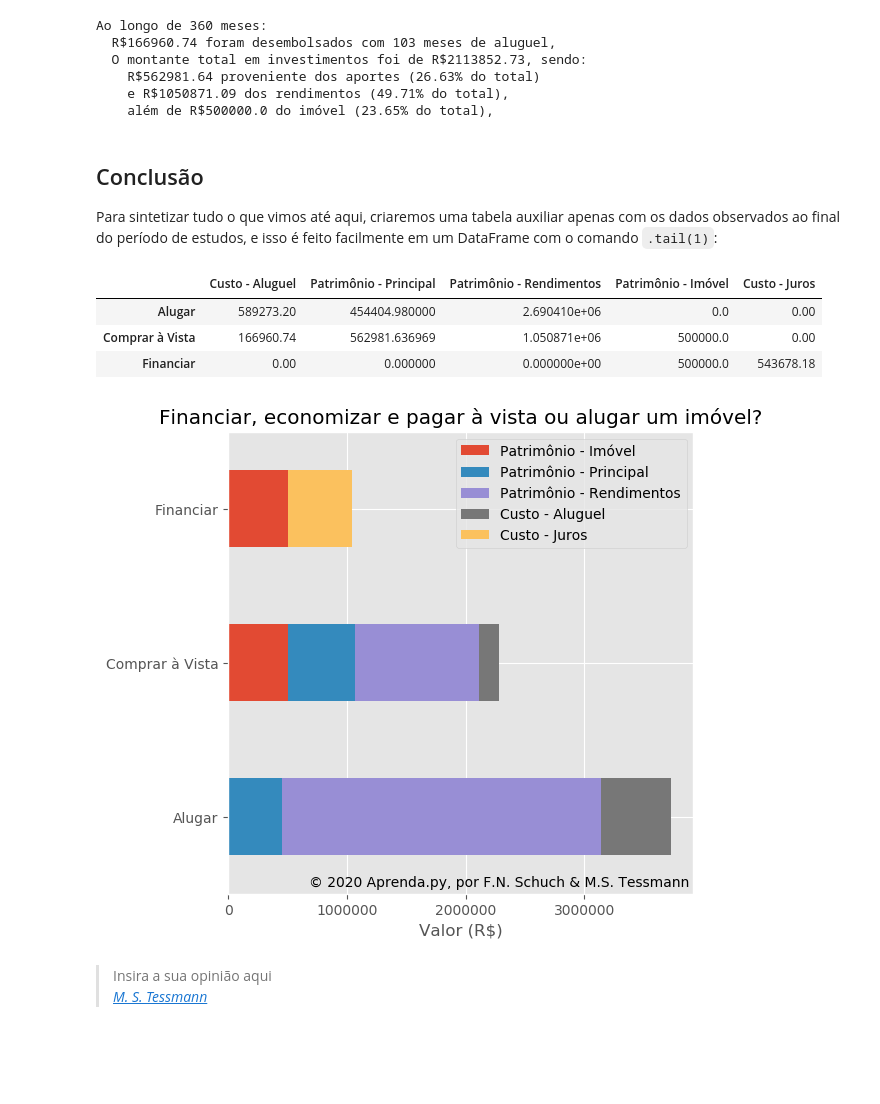
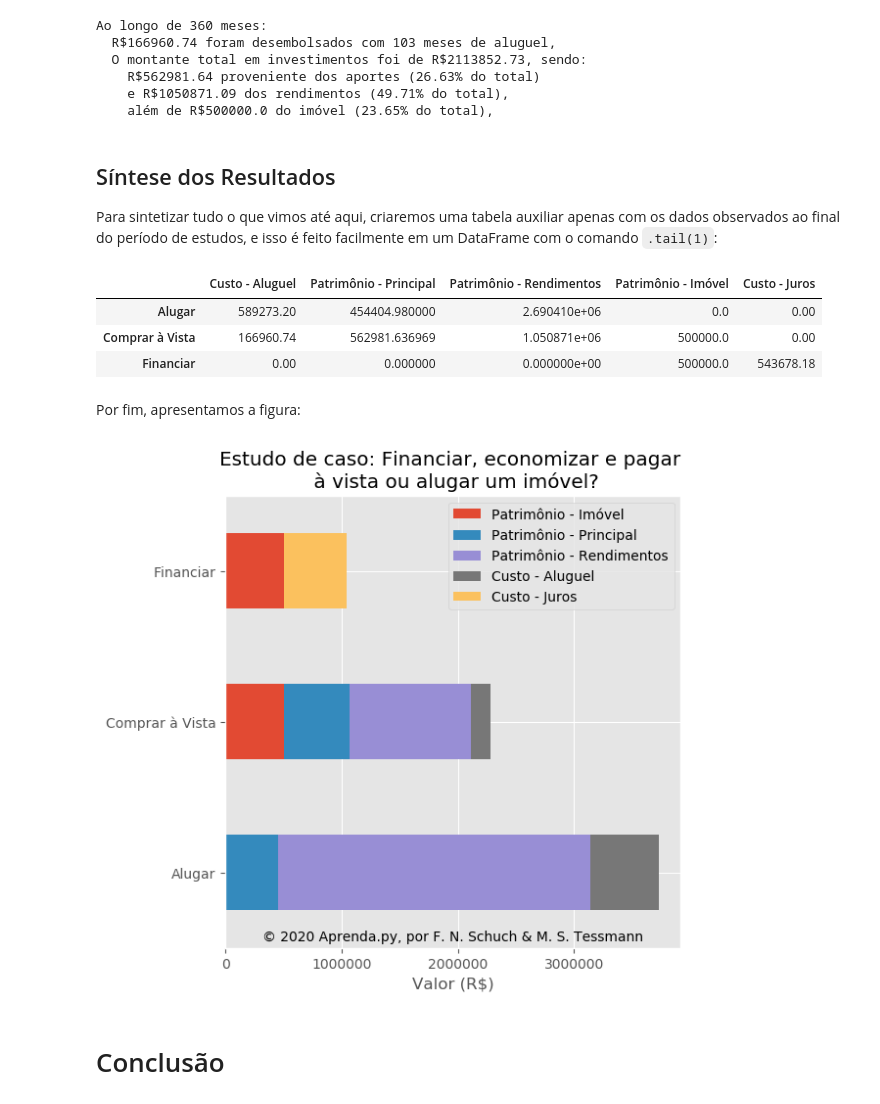
Before and after one commit to fschuch/aprenda.py, a Jupyter notebook: _notebooks/2020-04-11-matematica-financeira-imovel.ipynb, the cells around one changed output. Cells and saved outputs as stored; diff of their text form; code cells hidden in the pictures; blank space fills up the shorter version.

```diff
--- a/_notebooks/2020-04-11-matematica-financeira-imovel.ipynb
+++ b/_notebooks/2020-04-11-matematica-financeira-imovel.ipynb
@@ -36,15 +36,19 @@ import matplotlib.pyplot as plt
 # %%
 #hide
 
-# Esse bloco modifica alguns dos valores padrões para apresentação das figuras
+# Esse bloco modifica alguns dos valores padrões para
+# apresentação das figuras
 
-# https://matplotlib.org/3.1.1/tutorials/introductory/customizing.html
 plt.rcdefaults()
-plt.rcParams.update({'figure.dpi' : 100,
-                     "figure.figsize" : (6, 6)})
 
 # https://matplotlib.org/3.1.0/gallery/style_sheets/style_sheets_reference.html
 plt.style.use('ggplot')
+
+# https://matplotlib.org/3.1.1/tutorials/introductory/customizing.html
+plt.rcParams.update({'figure.dpi' : 100,
+                     "figure.figsize" : (6, 6),
+                     "axes.formatter.limits" : (-8, 8)
+                    })
 # %%
 #hide
 
@@ -75,9 +79,9 @@ https://twitter.com/mathiazst
 '''
 def copyright():
     plt.annotate('© 2020 Aprenda.py, por F. N. Schuch & M. S. Tessmann',
-                 xy=(0.99,0.01),
+                 xy=(0.5,0.01),
                  xycoords='axes fraction',
-                 ha='right', va='bottom');
+                 ha='center', va='bottom');
 # %% [markdown]
 > Important: Essa não é uma recomendação de comprar. Lucros passados não são garantia de lucros futuros. Esse é um estudo de cenários didáticos e hipotéticos. Os autores se eximem completamente de qualquer responsabilidade sobre o uso, interpretação e consequências do uso direto ou indireto de qualquer informação contida nesse material.
 # %% [markdown]
@@ -496,7 +500,7 @@ Ao longo de 360 meses:
     e R$1050871.09 dos rendimentos (49.71% do total),
     além de R$500000.0 do imóvel (23.65% do total),
 # %% [markdown]
-## Conclusão
+## Síntese dos Resultados
 
 Para sintetizar tudo o que vimos até aqui, criaremos uma tabela auxiliar apenas com os dados observados ao final do período de estudos, e isso é feito facilmente em um DataFrame com o comando `.tail(1)`:
 # %%
@@ -522,19 +526,21 @@ summary.fillna(0)
 | Alugar | 589273.20 | 454404.980000 | 2.690410e+06 | 0.0 | 0.00 |
 | Comprar à Vista | 166960.74 | 562981.636969 | 1.050871e+06 | 500000.0 | 0.00 |
 | Financiar | 0.00 | 0.000000 | 0.000000e+00 | 500000.0 | 543678.18 |
+# %% [markdown]
+Por fim, apresentamos a figura:
 # %%
 summary[['Patrimônio - Imóvel',
          'Patrimônio - Principal',
          'Patrimônio - Rendimentos',
          'Custo - Aluguel',
          'Custo - Juros']
        ].plot.barh(stacked=True)
 
-plt.title('Financiar, economizar e pagar à vista ou alugar um imóvel?')
-plt.xlabel('Valor (R$)'); plt.locator_params(axis='x', nbins=5)
+plt.title('Estudo de caso: Financiar, economizar e pagar \n à vista ou alugar um imóvel?')
+plt.xlabel('Valor (R$)')
+plt.locator_params(axis='x', nbins=5)
 copyright()
 # %% [output]
-[figure, old version]
+[figure, new version]
-# %% [markdown]
-> Insira a sua opinião aqui<br>
-> <cite><a href="https://twitter.com/mathiazst">M. S. Tessmann</a></cite>
+# %% [markdown]
+# Conclusão
```
Also changed, not shown: parts of 8 cells of this notebook.
